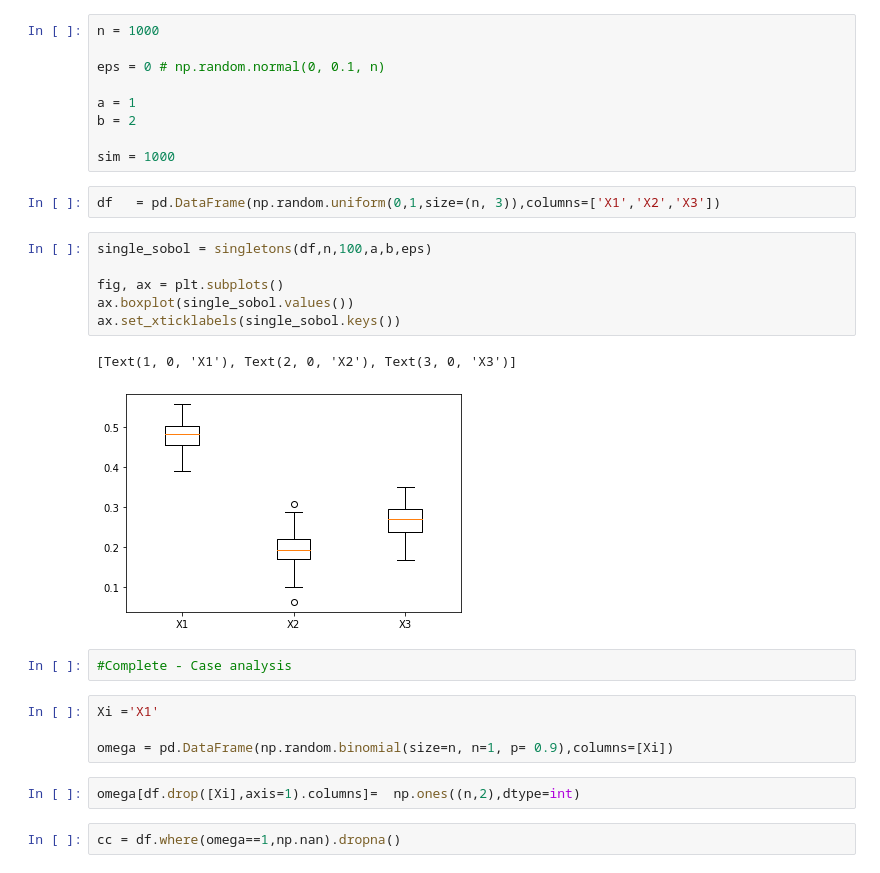
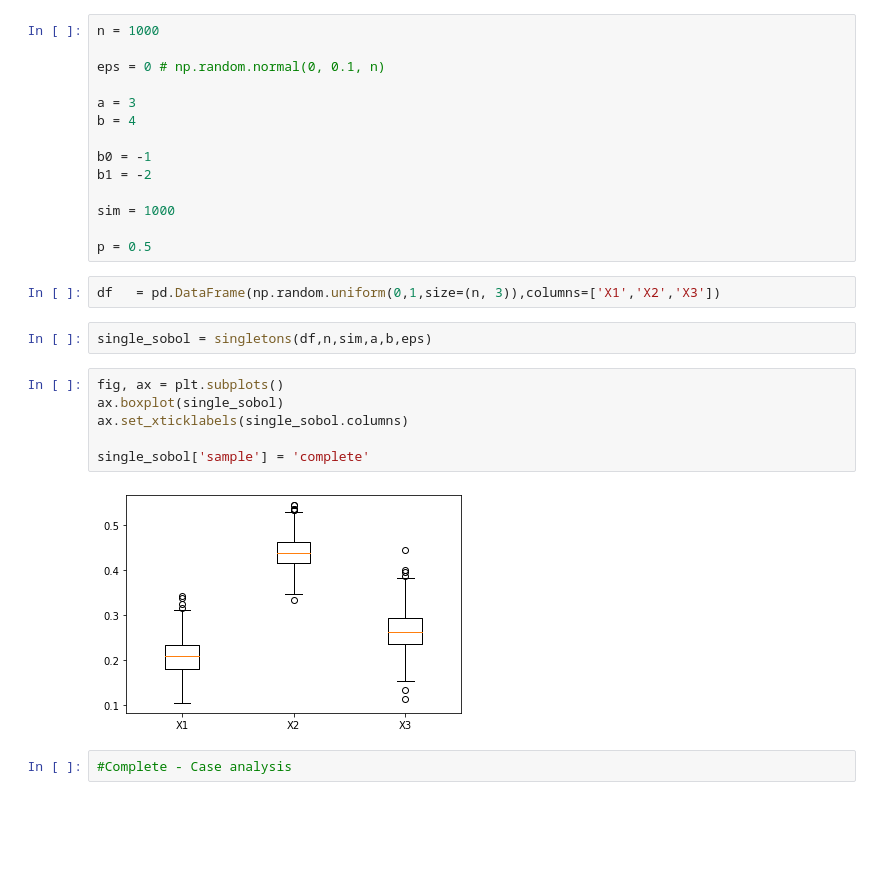
Before and after one commit to lilimatic/var_imp_mis, a Jupyter notebook: sobol index.ipynb, the cells around one changed output. Drawn from its saved outputs; the diff is of its cells as text; blank space fills up the shorter version.

```diff
--- a/sobol index.ipynb
+++ b/sobol index.ipynb
@@ -8,28 +9,26 @@ n = 1000
 
 eps = 0 # np.random.normal(0, 0.1, n)
 
-a = 1
-b = 2
+a = 3
+b = 4
+
+b0 = -1
+b1 = -2
 
 sim = 1000
+
+p = 0.5
 # %%
 df   = pd.DataFrame(np.random.uniform(0,1,size=(n, 3)),columns=['X1','X2','X3'])
+# %%
+single_sobol = singletons(df,n,sim,a,b,eps)
 # %%
-single_sobol = singletons(df,n,100,a,b,eps)
+fig, ax = plt.subplots()
+ax.boxplot(single_sobol)
+ax.set_xticklabels(single_sobol.columns)
 
-fig, ax = plt.subplots()
-ax.boxplot(single_sobol.values())
-ax.set_xticklabels(single_sobol.keys())
+single_sobol['sample'] = 'complete'
 # %% [output]
-[Text(1, 0, 'X1'), Text(2, 0, 'X2'), Text(3, 0, 'X3')]
-[figure, old version]
+[figure, new version]
 # %%
 #Complete - Case analysis
-# %%
-Xi ='X1'
-
-omega = pd.DataFrame(np.random.binomial(size=n, n=1, p= 0.9),columns=[Xi])
-# %%
-omega[df.drop([Xi],axis=1).columns]=  np.ones((n,2),dtype=int)
-# %%
-cc = df.where(omega==1,np.nan).dropna()
```
Also changed, not shown: parts of 12 cells of this notebook, 20 other files.
